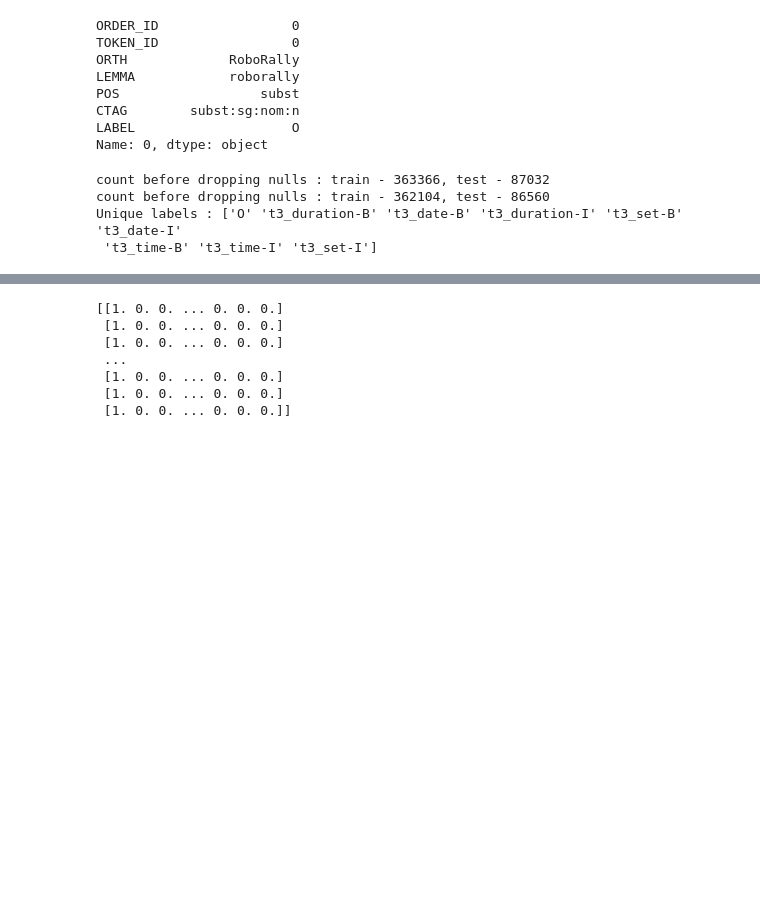
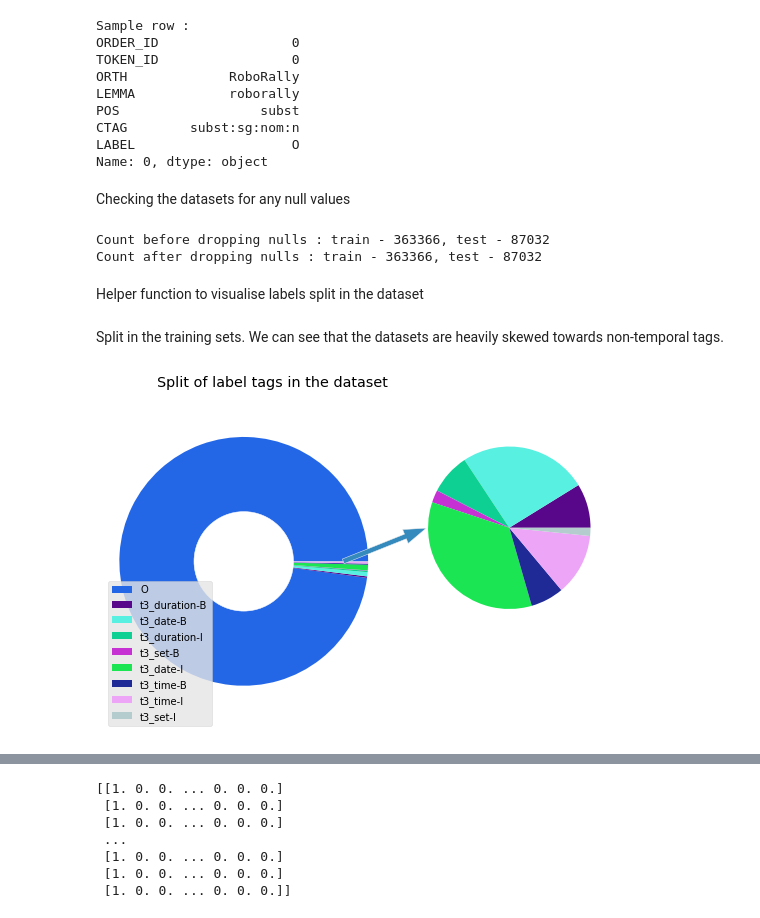
Before and after one commit to Kajkacz/NLP_temporal, a Jupyter notebook: project.ipynb, the cells around one changed output, grey strips where cells are left out. Saved outputs shown, nothing was run; the diff lists cells and outputs as text; code cells hidden in the pictures; blank space fills up the shorter version.

```diff
--- a/project.ipynb
+++ b/project.ipynb
@@ -1,10 +5,12 @@
 # %%
 import pandas
+import csv
 columns = ['ORDER_ID','TOKEN_ID','ORTH','LEMMA','POS','CTAG','LABEL']
-test_raw = pandas.read_csv('kpwr-time_TEST.txt',index_col=False, sep = '\t', names=columns)
-train_raw = pandas.read_csv('kpwr-time_TRAIN.txt',index_col=False, sep = '\t', names=columns)
-print(train_raw.iloc[0])
+test_raw = pandas.read_csv('kpwr-time_TEST.txt',index_col=False, sep = '\t', names=columns, quoting=csv.QUOTE_NONE, keep_default_na = False)
+train_raw = pandas.read_csv('kpwr-time_TRAIN.txt',index_col=False, sep = '\t', names=columns, quoting=csv.QUOTE_NONE, keep_default_na = False)
+print(f'Sample row : \n{train_raw.iloc[0]}')
 # %% [output]
+Sample row :
 ORDER_ID                 0
 TOKEN_ID                 0
 ORTH             RoboRally
@@ -13,16 +19,48 @@ POS                  subst
 CTAG        subst:sg:nom:n
 LABEL                    O
 Name: 0, dtype: object
+# %% [markdown]
+Checking the datasets for any null values
 # %%
-print(f'count before dropping nulls : train - {train_raw.shape[0]}, test - {test_raw.shape[0]}')
-
+print(f'Count before dropping nulls : train - {train_raw.shape[0]}, test - {test_raw.shape[0]}')
 train_raw = train_raw.dropna()
 test_raw = test_raw.dropna()
-
-print(f'count before dropping nulls : train - {train_raw.shape[0]}, test - {test_raw.shape[0]}')
-print(f"Unique labels : {train_raw['LABEL'].unique()}")
+print(f'Count after dropping nulls : train - {train_raw.shape[0]}, test - {test_raw.shape[0]}')
 # %% [output]
-count before dropping nulls : train - 363366, test - 87032
-count before dropping nulls : train - 362104, test - 86560
-Unique labels : ['O' 't3_duration-B' 't3_date-B' 't3_duration-I' 't3_set-B' 't3_date-I'
- 't3_time-B' 't3_time-I' 't3_set-I']
+Count before dropping nulls : train - 363366, test - 87032
+Count after dropping nulls : train - 363366, test - 87032
+# %% [markdown]
+Helper function to visualise labels split in the dataset
+# %%
+import matplotlib.pyplot as plt
+import random
+def plot_labels(dataset):
+    labels = {}
+    for label in dataset['LABEL'].unique():
+        labels[label] = dataset[dataset['LABEL'] == label].count() / dataset.count()
+        labels[label] = labels[label][0]
+
+    labels_values = list(labels.values())
+    labels_names = list(labels.keys())
+    colors_ = lambda n: list(map(lambda i: "#" + "%06x" % random.randint(0, 0xFFFFFF),range(n)))
+    colors = colors_(len(labels))
+
+    fig, ax = plt.subplots(figsize=[5, 5], facecolor=(1, 1, 1))
+    patches, texts = ax.pie(labels_values, colors=colors)
+
+    my_circle=plt.Circle( (0,0), 0.4, color='white')
+    fig.gca().add_artist(my_circle)
+    plt.legend(patches,labels_names, loc="lower left")
+    plt.axis('equal')
+    plt.tight_layout()
+    sub_axes =  ax.inset_axes([0.9, .3, 0.6, 0.6])
+    sub_axes.pie(labels_values[1:], colors= colors[1:])
+    plt.arrow(0.8,0,0.5,0.2, width = 0.04)
+    plt.title('Split of label tags in the dataset')
+    plt.show()
+# %% [markdown]
+Split in the training sets. We can see that the datasets are heavily skewed towards non-temporal tags.
+# %%
+plot_labels(train_raw)
+# %% [output]
+[figure, added]
```
Also changed, not shown: parts of 39 cells of this notebook, 1 other file.
